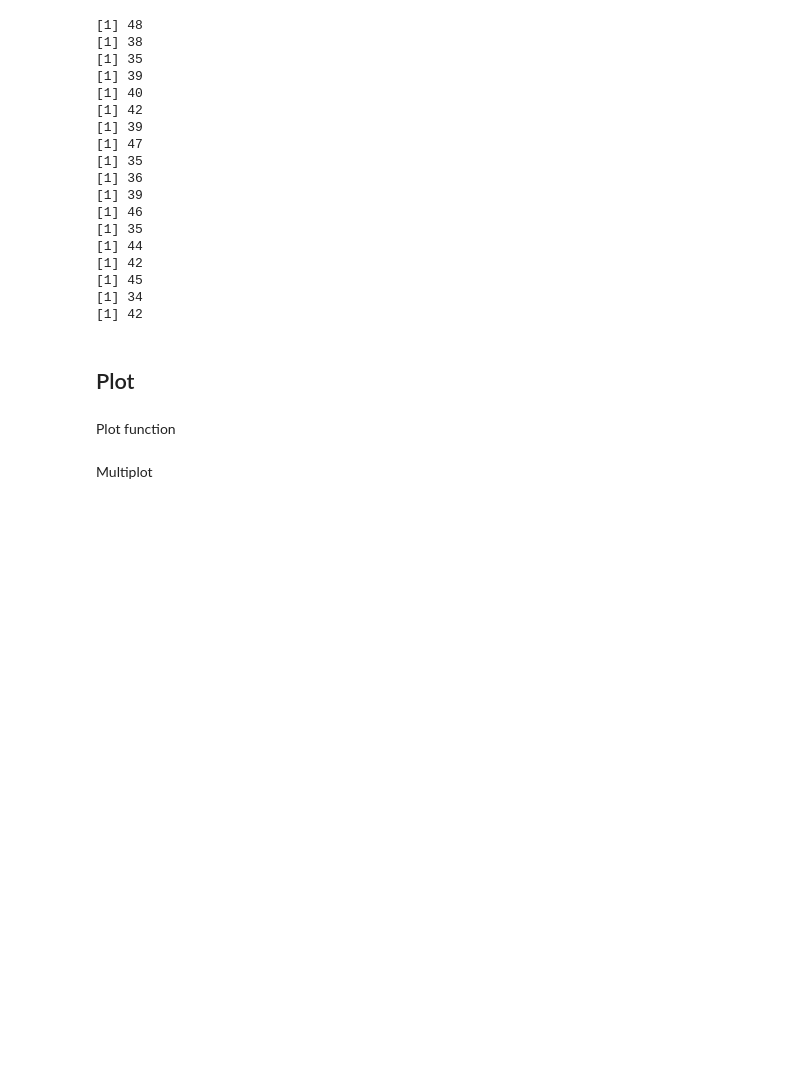
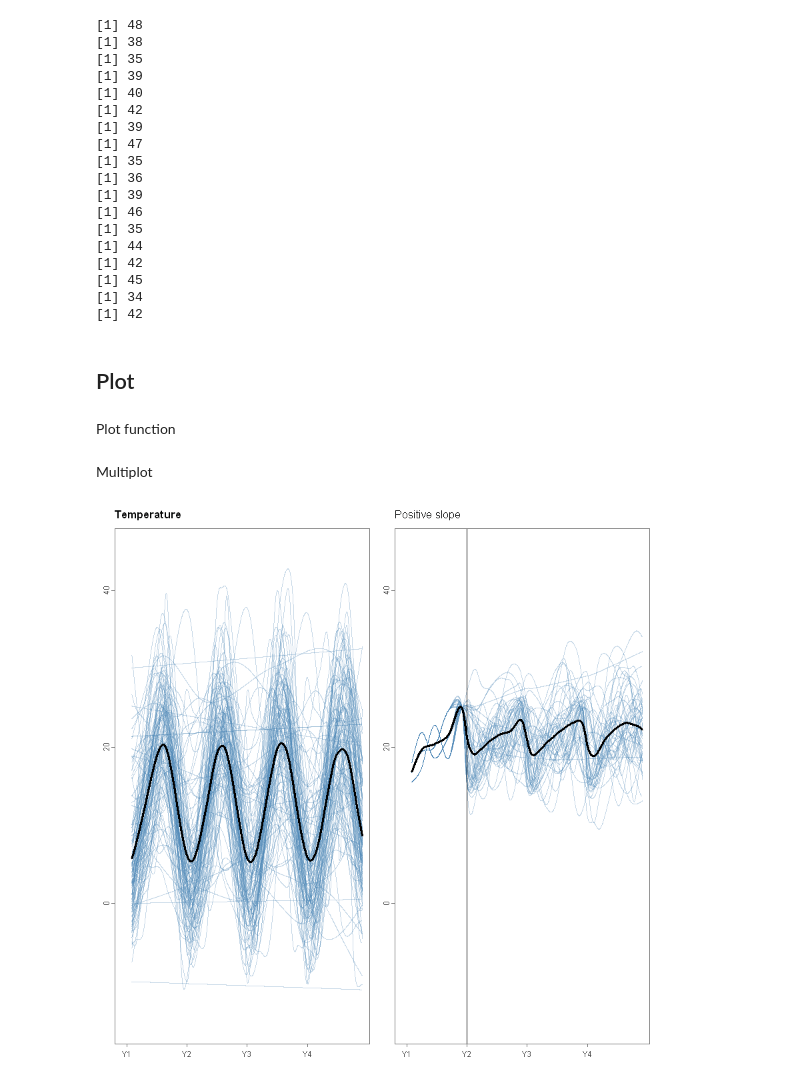
Before and after one commit to ericschulz/compforca, a Jupyter notebook: Data analysis/Catmull-Rom Analysis.ipynb, the cells around one changed output. Cells and saved outputs as stored; diff of their text form; code cells hidden in the pictures; blank space fills up the shorter version.

Commit message:
Multiplots

```diff
--- a/Data analysis/Catmull-Rom Analysis.ipynb
+++ b/Data analysis/Catmull-Rom Analysis.ipynb
@@ -254,6 +266,10 @@ for(c in conditions) {
         index <- index + 1
     }
 }
+# %%
+multiplot(plotlist=plots[1:2], layout=matrix(1:2, ncol=2, byrow=TRUE))
+# %% [output]
+[figure, added]
 # %%
 multiplot(plotlist=plots[1:12], layout=matrix(1:12, ncol=4, byrow=TRUE))
 # %% [output]
```
Also changed, not shown: parts of 3 cells of this notebook.
